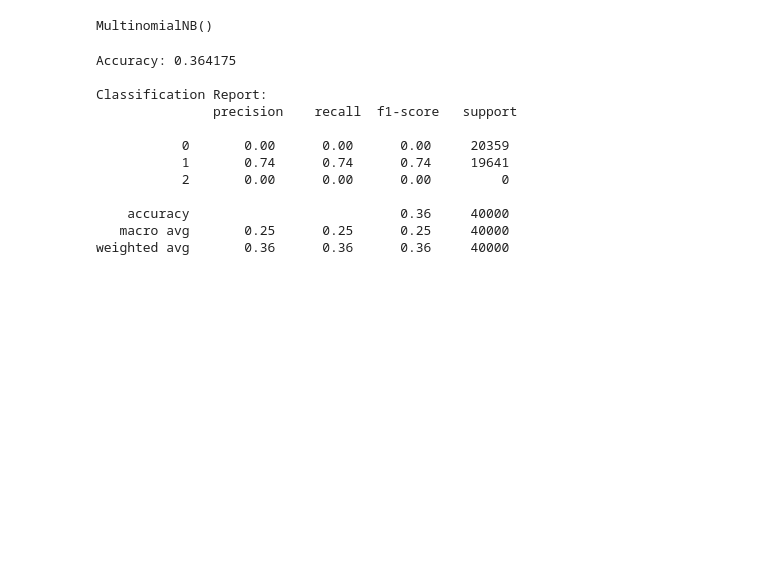
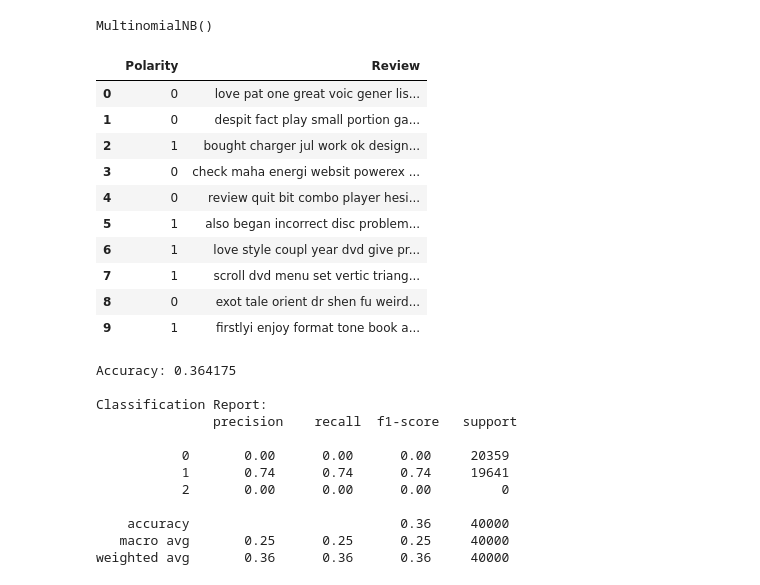
Before and after one commit to ridertus/sentiment-analysis, a Jupyter notebook: code/bayesian-model.ipynb, the cells around one changed output. Saved outputs shown, nothing was run; the diff lists cells and outputs as text; code cells hidden in the pictures; blank space fills up the shorter version.

```diff
--- a/code/bayesian-model.ipynb
+++ b/code/bayesian-model.ipynb
@@ -150,6 +150,20 @@ def pre_processor(corpus):
     )
 
     return corpus
+# %%
+test_corpus.head(10)
+# %% [output]
+|  | Polarity | Review |
+| 0 | 0 | love pat one great voic gener lis... |
+| 1 | 0 | despit fact play small portion ga... |
+| 2 | 1 | bought charger jul work ok design... |
+| 3 | 0 | check maha energi websit powerex ... |
+| 4 | 0 | review quit bit combo player hesi... |
+| 5 | 1 | also began incorrect disc problem... |
+| 6 | 1 | love style coupl year dvd give pr... |
+| 7 | 1 | scroll dvd menu set vertic triang... |
+| 8 | 0 | exot tale orient dr shen fu weird... |
+| 9 | 1 | firstlyi enjoy format tone book a... |
 # %%
 # Preprocessing test data
 test_corpus = pre_processor(test_corpus)
```
Also changed, not shown: parts of 2 cells of this notebook, 3 other files.
